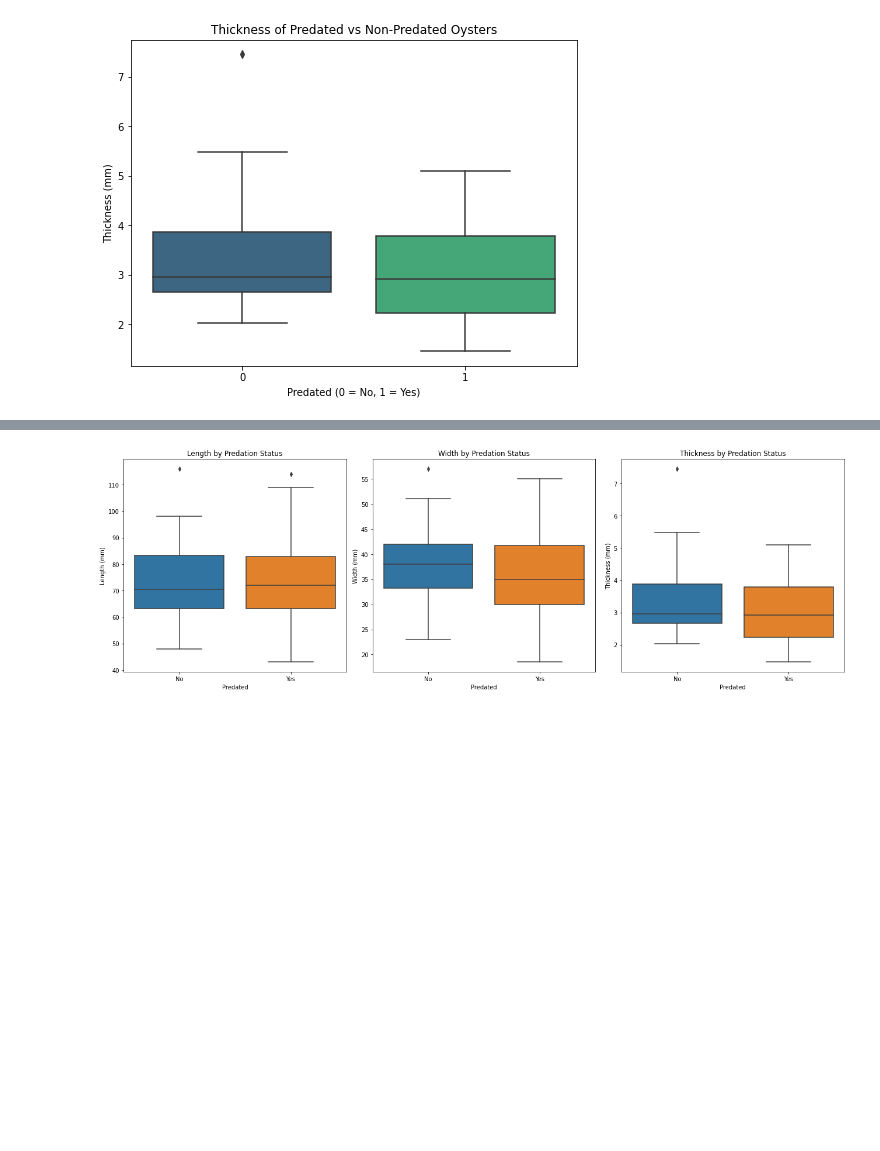
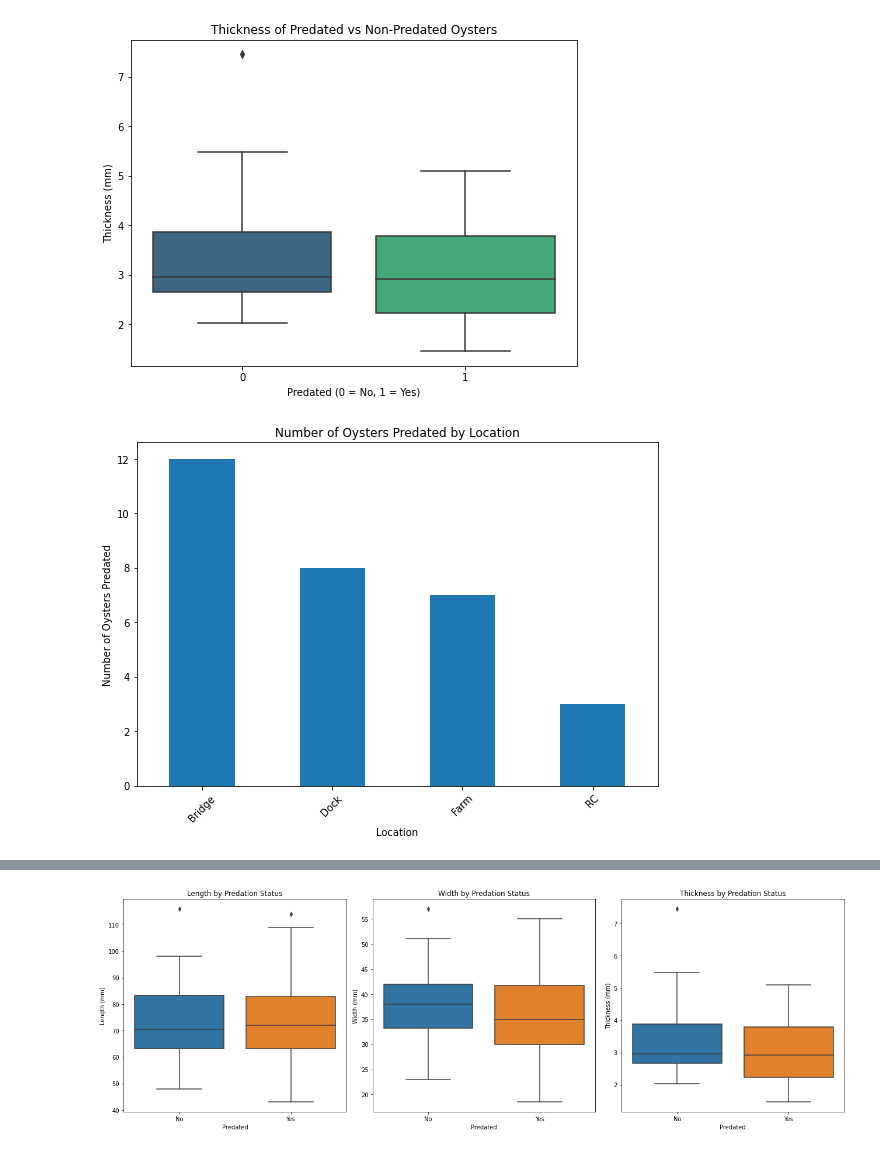
Before and after one commit to henrysun9074/oysterdrill, a Jupyter notebook: code/trial1.ipynb, the cells around one changed output, grey strips where cells are left out. Drawn from its saved outputs; the diff is of its cells as text; code cells hidden in the pictures; blank space fills up the shorter version.

```diff
--- a/code/trial1.ipynb
+++ b/code/trial1.ipynb
@@ -40,3 +40,18 @@ plt.ylabel("Thickness (mm)")
 plt.show()
 # %% [output]
 [figure]
+# %%
+df
+predated_df = df[df["Predated"] == 1]
+counts = predated_df["Location"].value_counts()
+
+plt.figure(figsize=(8, 6))
+counts.plot(kind="bar")
+plt.title("Number of Oysters Predated by Location")
+plt.xlabel("Location")
+plt.ylabel("Number of Oysters Predated")
+plt.xticks(rotation=45)
+plt.tight_layout()
+plt.show()
+# %% [output]
+[figure, added]
```
Also changed, not shown: parts of 2 cells of this notebook.
